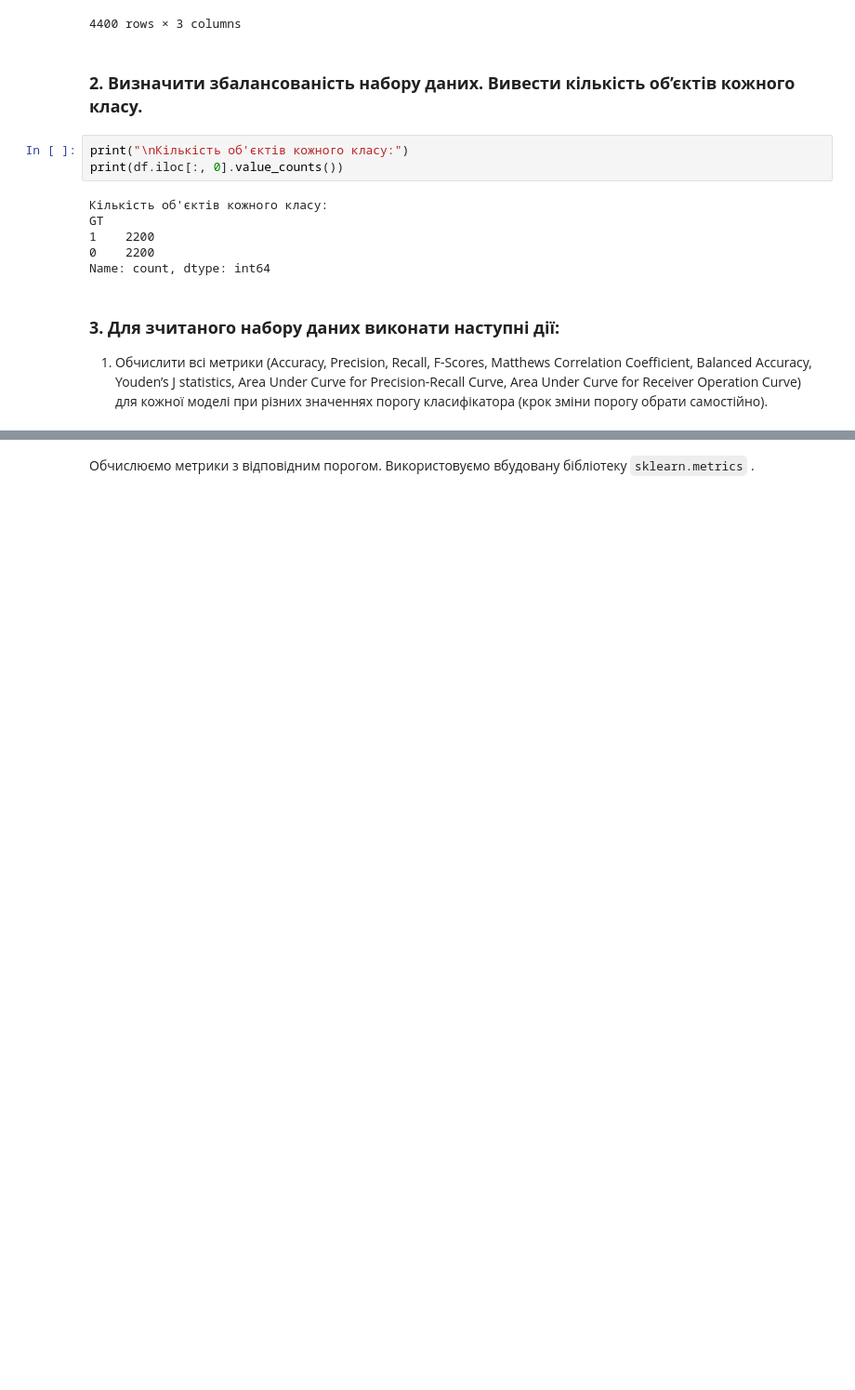
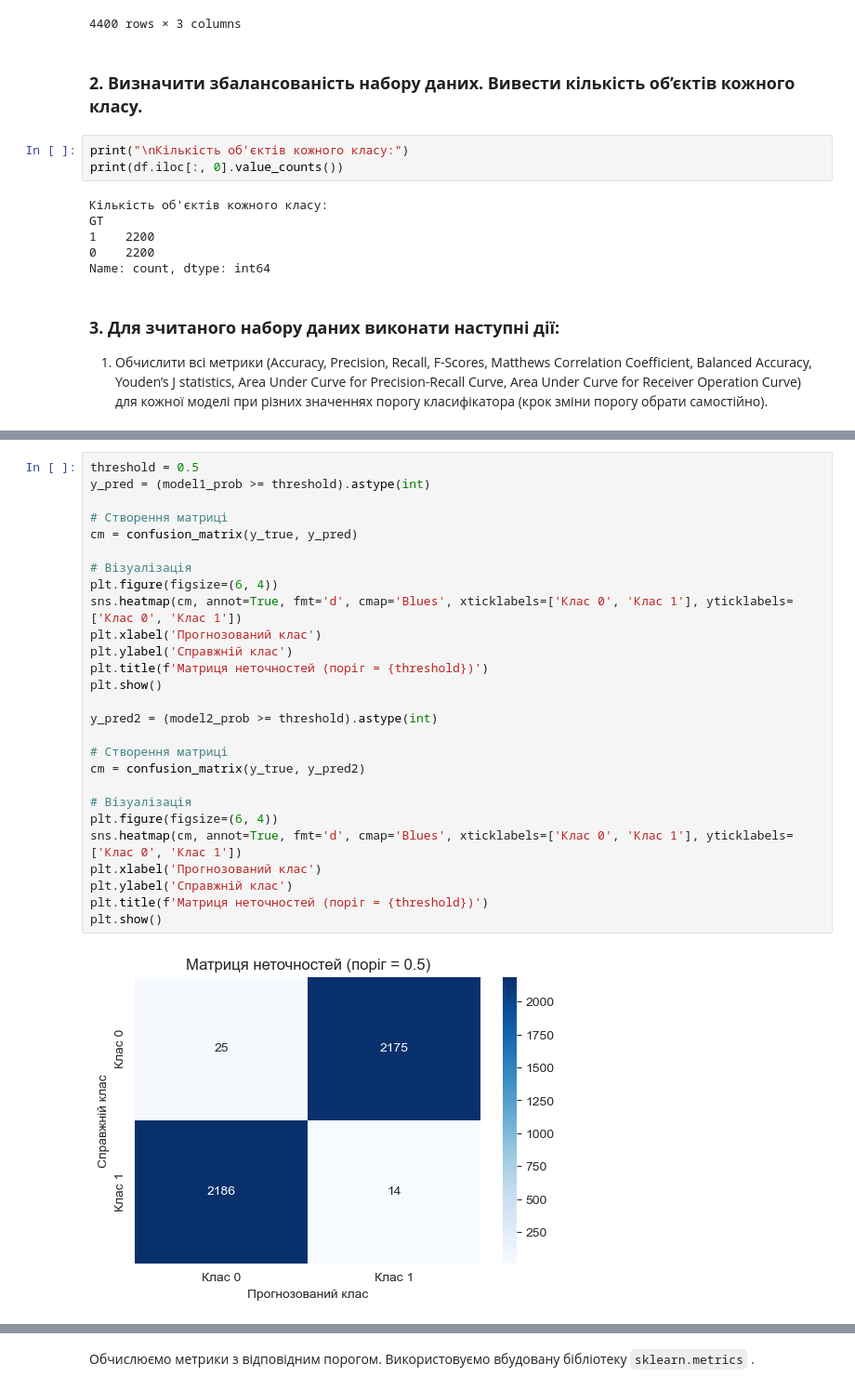
Before and after one commit to ValeriiaBaranivska/ML-2025, a Jupyter notebook: lab-2/ОМН-КМ23-2-Баранівська-ЛР2.ipynb, the cells around one changed output, grey strips where cells are left out. Shown at 93% size. Cells and saved outputs as stored; diff of their text form; blank space fills up the shorter version.

```diff
--- a/lab-2/ОМН-КМ23-2-Баранівська-ЛР2.ipynb
+++ b/lab-2/ОМН-КМ23-2-Баранівська-ЛР2.ipynb
@@ -64,3 +64,32 @@ print(pd.Series(y_true).value_counts(normalize=True))
 1    0.5
 0    0.5
 Name: proportion, dtype: float64
+# %%
+threshold = 0.5
+y_pred = (model1_prob >= threshold).astype(int)
+
+# Створення матриці
+cm = confusion_matrix(y_true, y_pred)
+
+# Візуалізація
+plt.figure(figsize=(6, 4))
+sns.heatmap(cm, annot=True, fmt='d', cmap='Blues', xticklabels=['Клас 0', 'Клас 1'], yticklabels=['Клас 0', 'Клас 1'])
+plt.xlabel('Прогнозований клас')
+plt.ylabel('Справжній клас')
+plt.title(f'Матриця неточностей (поріг = {threshold})')
+plt.show()
+
+y_pred2 = (model2_prob >= threshold).astype(int)
+
+# Створення матриці
+cm = confusion_matrix(y_true, y_pred2)
+
+# Візуалізація
+plt.figure(figsize=(6, 4))
+sns.heatmap(cm, annot=True, fmt='d', cmap='Blues', xticklabels=['Клас 0', 'Клас 1'], yticklabels=['Клас 0', 'Клас 1'])
+plt.xlabel('Прогнозований клас')
+plt.ylabel('Справжній клас')
+plt.title(f'Матриця неточностей (поріг = {threshold})')
+plt.show()
+# %% [output]
+[figure, added]
```
Also changed, not shown: parts of 12 cells of this notebook, 3 other files.
